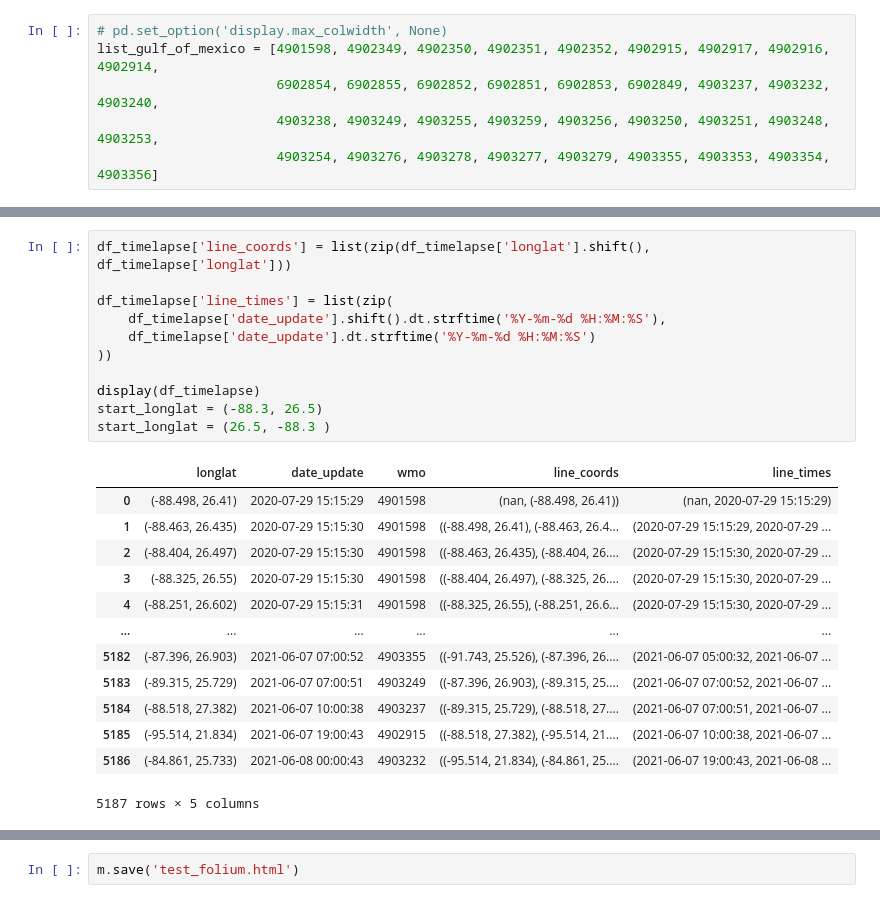
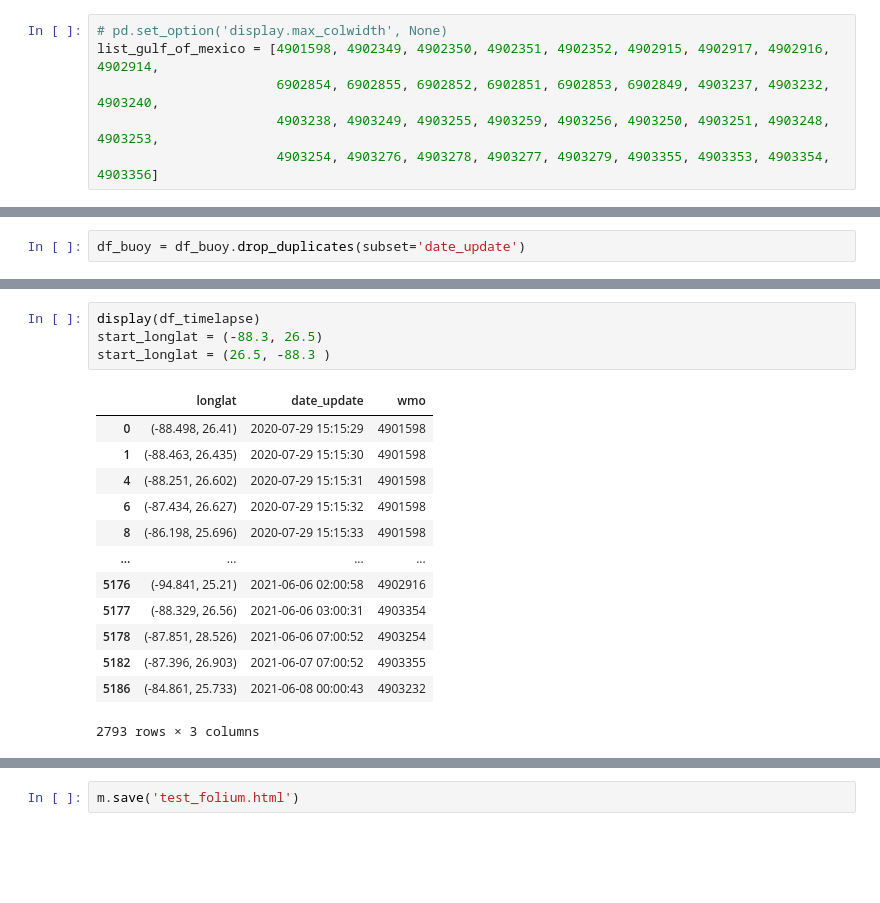
Before and after one commit to nouyang/oceansim, a Jupyter notebook: multiple_buoys.ipynb, the cells around one changed output, grey strips where cells are left out. Drawn from its saved outputs; the diff is of its cells as text; blank space fills up the shorter version.

```diff
--- a/multiple_buoys.ipynb
+++ b/multiple_buoys.ipynb
@@ -63,3 +81,5 @@ Name: wmo, dtype: int64
+# %%
+df_buoy = df_buoy.drop_duplicates(subset='date_update')
 # %%
 print("Current date and time: ", datetime.datetime.now())
 df_buoy['longlat'] = list(zip(df_buoy.longitude, df_buoy.latitude))
@@ -69,25 +89,18 @@ Current date and time:  2021-06-08 01:47:09.118245
 # %%
-df_timelapse['line_coords'] = list(zip(df_timelapse['longlat'].shift(), df_timelapse['longlat']))
-
-df_timelapse['line_times'] = list(zip(
-    df_timelapse['date_update'].shift().dt.strftime('%Y-%m-%d %H:%M:%S'),
-    df_timelapse['date_update'].dt.strftime('%Y-%m-%d %H:%M:%S')
-))
-
 display(df_timelapse)
 start_longlat = (-88.3, 26.5)
 start_longlat = (26.5, -88.3 )
 # %% [output]
-|  | longlat | date_update | wmo | line_coords | line_times |
-| 0 | (-88.498, 26.41) | 2020-07-29 15:15:29 | 4901598 | (nan, (-88.498, 26.41)) | (nan, 2020-07-29 15:15:29) |
-| 1 | (-88.463, 26.435) | 2020-07-29 15:15:30 | 4901598 | ((-88.498, 26.41), (-88.463, 26.4... | (2020-07-29 15:15:29, 2020-07-29 ... |
-| 2 | (-88.404, 26.497) | 2020-07-29 15:15:30 | 4901598 | ((-88.463, 26.435), (-88.404, 26.... | (2020-07-29 15:15:30, 2020-07-29 ... |
-| 3 | (-88.325, 26.55) | 2020-07-29 15:15:30 | 4901598 | ((-88.404, 26.497), (-88.325, 26.... | (2020-07-29 15:15:30, 2020-07-29 ... |
-| 4 | (-88.251, 26.602) | 2020-07-29 15:15:31 | 4901598 | ((-88.325, 26.55), (-88.251, 26.6... | (2020-07-29 15:15:30, 2020-07-29 ... |
-| ... | ... | ... | ... | ... | ... |
-| 5182 | (-87.396, 26.903) | 2021-06-07 07:00:52 | 4903355 | ((-91.743, 25.526), (-87.396, 26.... | (2021-06-07 05:00:32, 2021-06-07 ... |
-| 5183 | (-89.315, 25.729) | 2021-06-07 07:00:51 | 4903249 | ((-87.396, 26.903), (-89.315, 25.... | (2021-06-07 07:00:52, 2021-06-07 ... |
-| 5184 | (-88.518, 27.382) | 2021-06-07 10:00:38 | 4903237 | ((-89.315, 25.729), (-88.518, 27.... | (2021-06-07 07:00:51, 2021-06-07 ... |
-| 5185 | (-95.514, 21.834) | 2021-06-07 19:00:43 | 4902915 | ((-88.518, 27.382), (-95.514, 21.... | (2021-06-07 10:00:38, 2021-06-07 ... |
-| 5186 | (-84.861, 25.733) | 2021-06-08 00:00:43 | 4903232 | ((-95.514, 21.834), (-84.861, 25.... | (2021-06-07 19:00:43, 2021-06-08 ... |
+|  | longlat | date_update | wmo |
+| 0 | (-88.498, 26.41) | 2020-07-29 15:15:29 | 4901598 |
+| 1 | (-88.463, 26.435) | 2020-07-29 15:15:30 | 4901598 |
+| 4 | (-88.251, 26.602) | 2020-07-29 15:15:31 | 4901598 |
+| 6 | (-87.434, 26.627) | 2020-07-29 15:15:32 | 4901598 |
+| 8 | (-86.198, 25.696) | 2020-07-29 15:15:33 | 4901598 |
+| ... | ... | ... | ... |
+| 5176 | (-94.841, 25.21) | 2021-06-06 02:00:58 | 4902916 |
+| 5177 | (-88.329, 26.56) | 2021-06-06 03:00:31 | 4903354 |
+| 5178 | (-87.851, 28.526) | 2021-06-06 07:00:52 | 4903254 |
+| 5182 | (-87.396, 26.903) | 2021-06-07 07:00:52 | 4903355 |
+| 5186 | (-84.861, 25.733) | 2021-06-08 00:00:43 | 4903232 |
-5187 rows × 5 columns
+2793 rows × 3 columns
```
Also changed, not shown: parts of 19 cells of this notebook.
